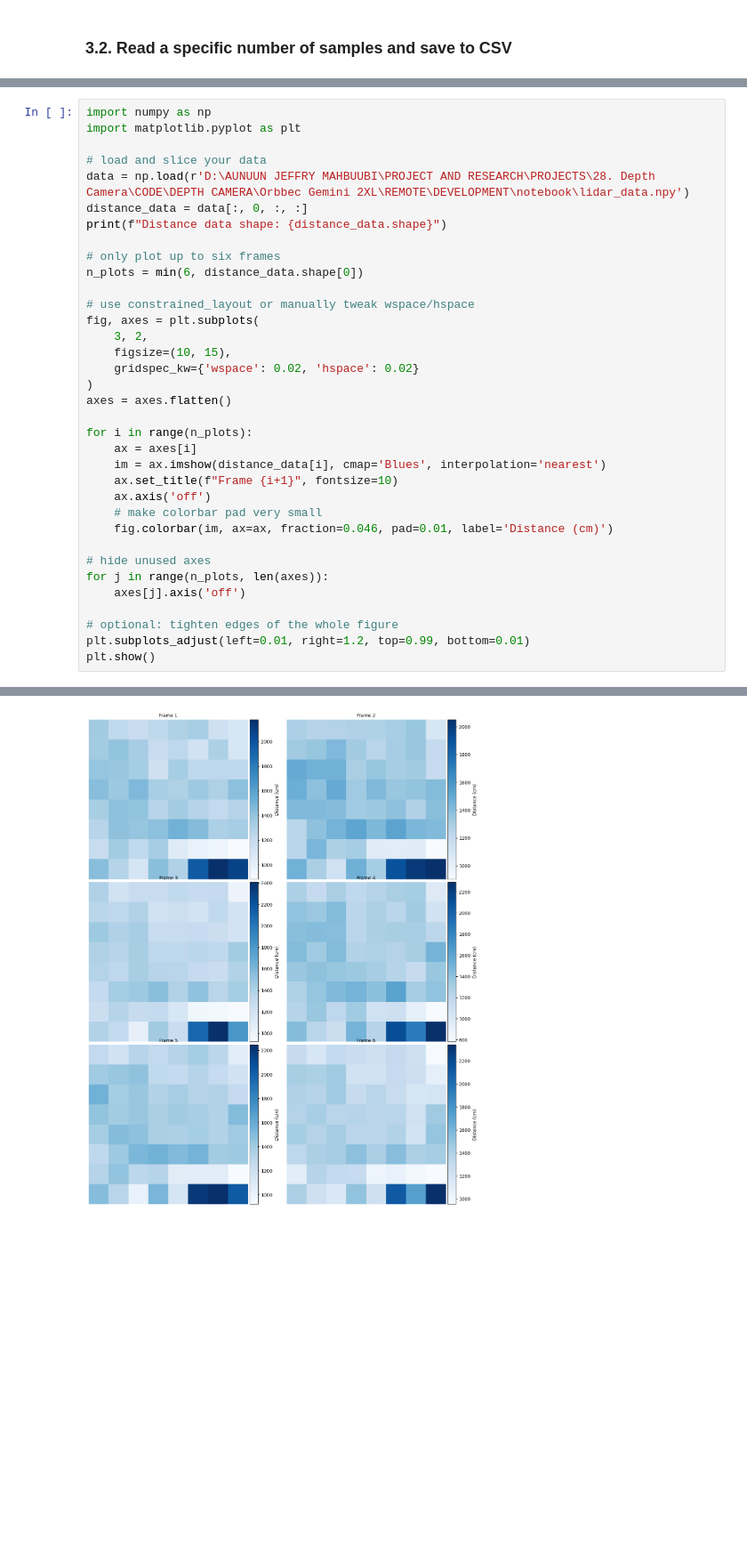
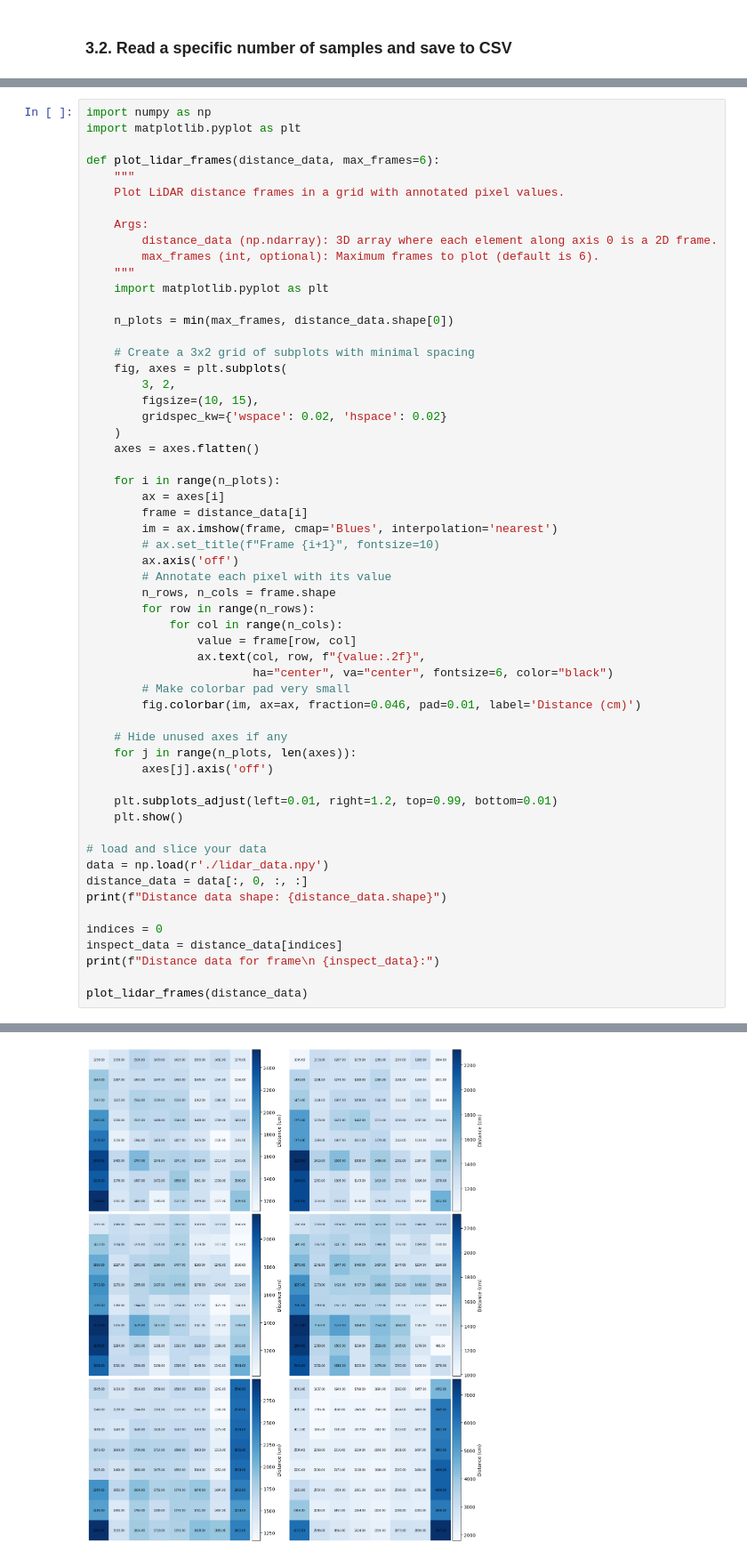
Before and after one commit to jeffrymahbuubi/depth-camera-orbbec, a Jupyter notebook: DEVELOPMENT/notebook/5_lidar_data_acqusition.ipynb, the cells around one changed output, grey strips where cells are left out. Shown: that part at 89% size. Cells and saved outputs as stored; diff of their text form; blank space fills up the shorter version.

```diff
--- a/DEVELOPMENT/notebook/5_lidar_data_acqusition.ipynb
+++ b/DEVELOPMENT/notebook/5_lidar_data_acqusition.ipynb
@@ -949,35 +974,57 @@ True
 import numpy as np
 import matplotlib.pyplot as plt
 
+def plot_lidar_frames(distance_data, max_frames=6):
+    """
+    Plot LiDAR distance frames in a grid with annotated pixel values.
+
+    Args:
+        distance_data (np.ndarray): 3D array where each element along axis 0 is a 2D frame.
+        max_frames (int, optional): Maximum frames to plot (default is 6).
+    """
+    import matplotlib.pyplot as plt
+
+    n_plots = min(max_frames, distance_data.shape[0])
+
+    # Create a 3x2 grid of subplots with minimal spacing
+    fig, axes = plt.subplots(
+        3, 2,
+        figsize=(10, 15),
+        gridspec_kw={'wspace': 0.02, 'hspace': 0.02}
+    )
+    axes = axes.flatten()
+
+    for i in range(n_plots):
+        ax = axes[i]
+        frame = distance_data[i]
+        im = ax.imshow(frame, cmap='Blues', interpolation='nearest')
+        # ax.set_title(f"Frame {i+1}", fontsize=10)
+        ax.axis('off')
+        # Annotate each pixel with its value
+        n_rows, n_cols = frame.shape
+        for row in range(n_rows):
+            for col in range(n_cols):
+                value = frame[row, col]
+                ax.text(col, row, f"{value:.2f}",
+                        ha="center", va="center", fontsize=6, color="black")
+        # Make colorbar pad very small
+        fig.colorbar(im, ax=ax, fraction=0.046, pad=0.01, label='Distance (cm)')
+
+    # Hide unused axes if any
+    for j in range(n_plots, len(axes)):
+        axes[j].axis('off')
+
+    plt.subplots_adjust(left=0.01, right=1.2, top=0.99, bottom=0.01)
+    plt.show()
+
 # load and slice your data
-data = np.load(r'D:\AUNUUN JEFFRY MAHBUUBI\PROJECT AND RESEARCH\PROJECTS\28. Depth Camera\CODE\DEPTH CAMERA\Orbbec Gemini 2XL\REMOTE\DEVELOPMENT\notebook\lidar_data.npy')
+data = np.load(r'./lidar_data.npy')
 distance_data = data[:, 0, :, :]
 print(f"Distance data shape: {distance_data.shape}")
 
-# only plot up to six frames
-n_plots = min(6, distance_data.shape[0])
+indices = 0
+inspect_data = distance_data[indices]
+print(f"Distance data for frame\n {inspect_data}:")
 
-# use constrained_layout or manually tweak wspace/hspace
-fig, axes = plt.subplots(
-    3, 2,
-    figsize=(10, 15),
-    gridspec_kw={'wspace': 0.02, 'hspace': 0.02}
-)
-axes = axes.flatten()
-
-for i in range(n_plots):
-    ax = axes[i]
-    im = ax.imshow(distance_data[i], cmap='Blues', interpolation='nearest')
-    ax.set_title(f"Frame {i+1}", fontsize=10)
-    ax.axis('off')
-    # make colorbar pad very small
-    fig.colorbar(im, ax=ax, fraction=0.046, pad=0.01, label='Distance (cm)')
-
-# hide unused axes
-for j in range(n_plots, len(axes)):
-    axes[j].axis('off')
-
-# optional: tighten edges of the whole figure
-plt.subplots_adjust(left=0.01, right=1.2, top=0.99, bottom=0.01)
-plt.show()
+plot_lidar_frames(distance_data)
 # %% [output]
@@ -985 +1041 @@ Distance data shape: (10, 8, 8)
-[figure, old version]
+[figure, new version]
```
Also changed, not shown: parts of 16 cells of this notebook.
